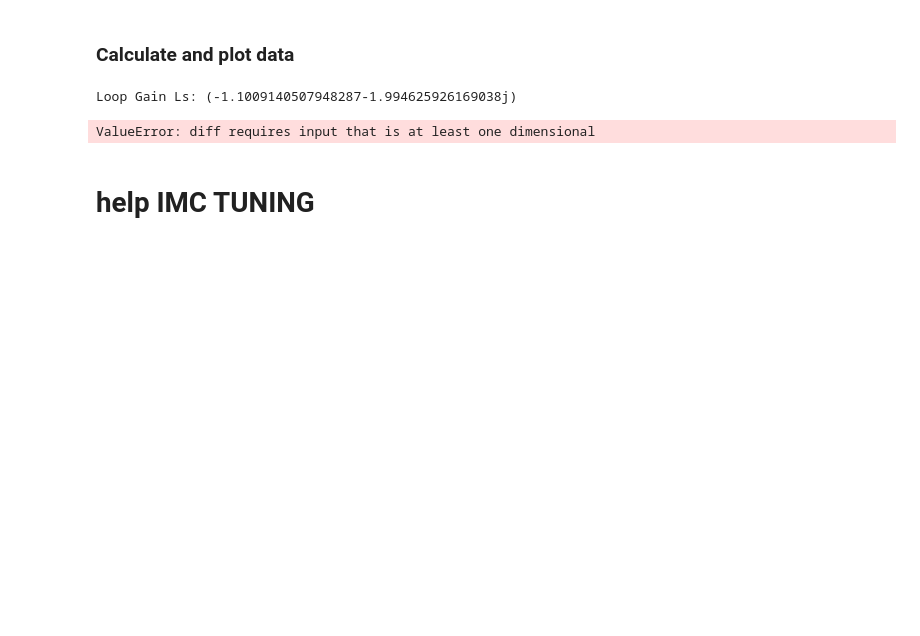
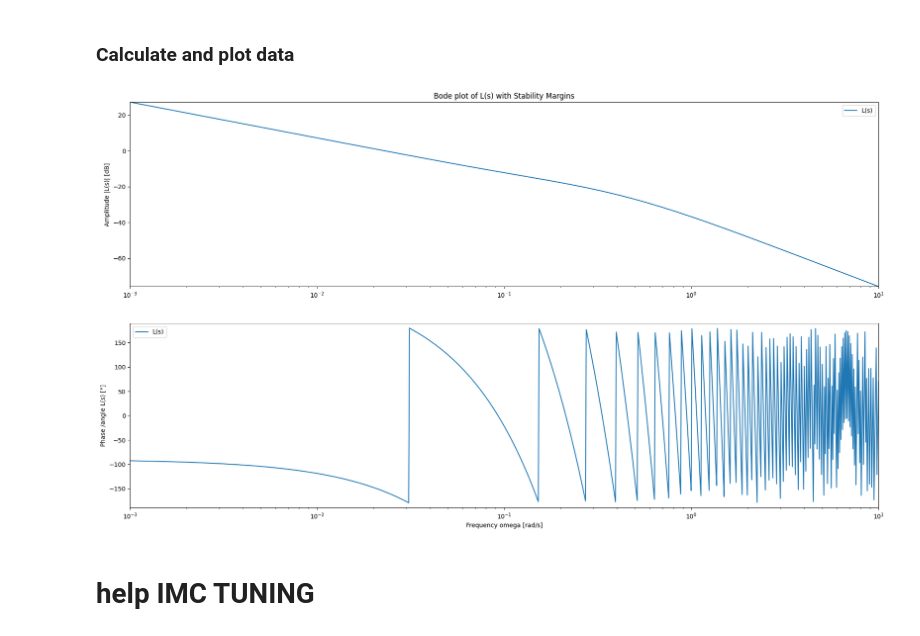
Before and after one commit to comus3/controlTheoryLabFiles, a Jupyter notebook: Control_theory_software_V3/PACKAGE_LAB.ipynb, the cells around one changed output. Saved outputs shown, nothing was run; the diff lists cells and outputs as text; code cells hidden in the pictures; blank space fills up the shorter version.

Commit message:
margin fix

```diff
--- a/Control_theory_software_V3/PACKAGE_LAB.ipynb
+++ b/Control_theory_software_V3/PACKAGE_LAB.ipynb
@@ -65,11 +65,13 @@ C.parameters['alpha'] = 0.4
 # %% [markdown]
 ### Calculate and plot data
 # %%
-x_gain_margin, y_gain_margin, crossover_freq, phase_margin, x_phase_margin, y_phase_margin, unity_gain_freq, gain_margin = stability_margin(P,C,0.01)
-plot_bode_diagrams(P, C, 0.01, x_gain_margin, y_gain_margin, crossover_freq, phase_margin, x_phase_margin, y_phase_margin, unity_gain_freq, gain_margin)
+
+# Convert single value to an array
+omega_freq = np.logspace(-3, 1, 1000)  # Utilisez une plage logarithmique de fréquences
+x_gain_margin, y_gain_margin, crossover_freq, phase_margin, x_phase_margin, y_phase_margin, unity_gain_freq, gain_margin, gain_values, phase_values = stability_margin(P, C, omega_freq)
+plot_bode_diagrams(P, C, omega_freq, gain_values, phase_values, x_gain_margin, y_gain_margin, crossover_freq, phase_margin, x_phase_margin, y_phase_margin, unity_gain_freq, gain_margin)
 # %% [output]
-Loop Gain Ls: (-1.1009140507948287-1.994625926169038j)
-ValueError: diff requires input that is at least one dimensional
+[figure, added]
 # %% [markdown]
 # help IMC TUNING
 # %%
```
Also changed, not shown: parts of 1 cell of this notebook, 1 other file.
